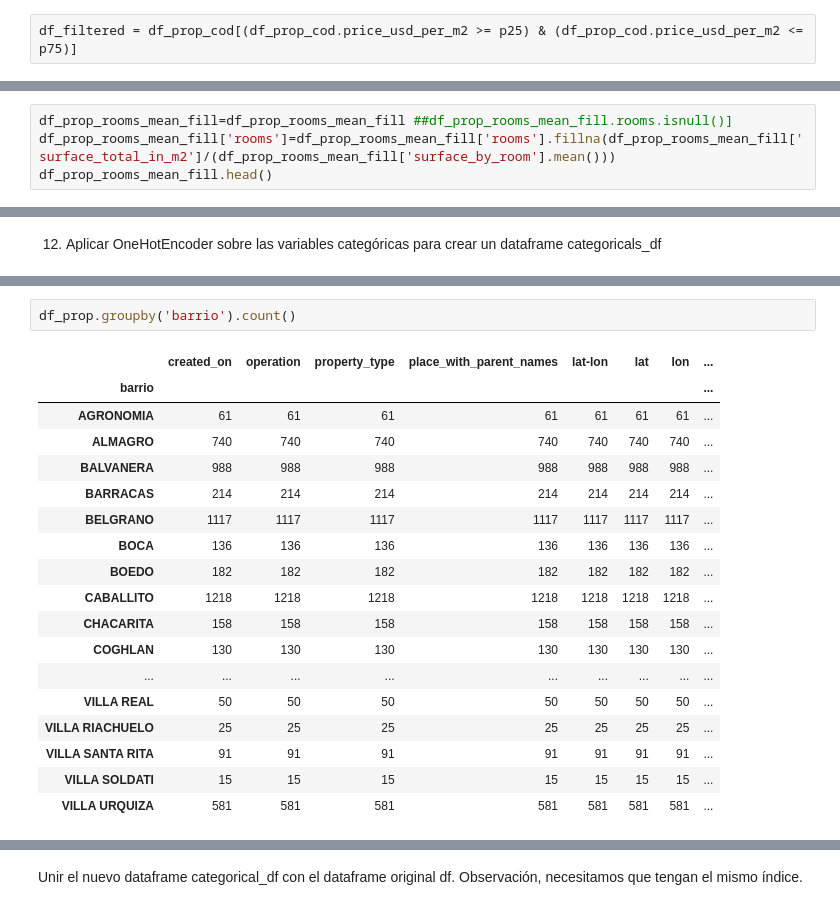
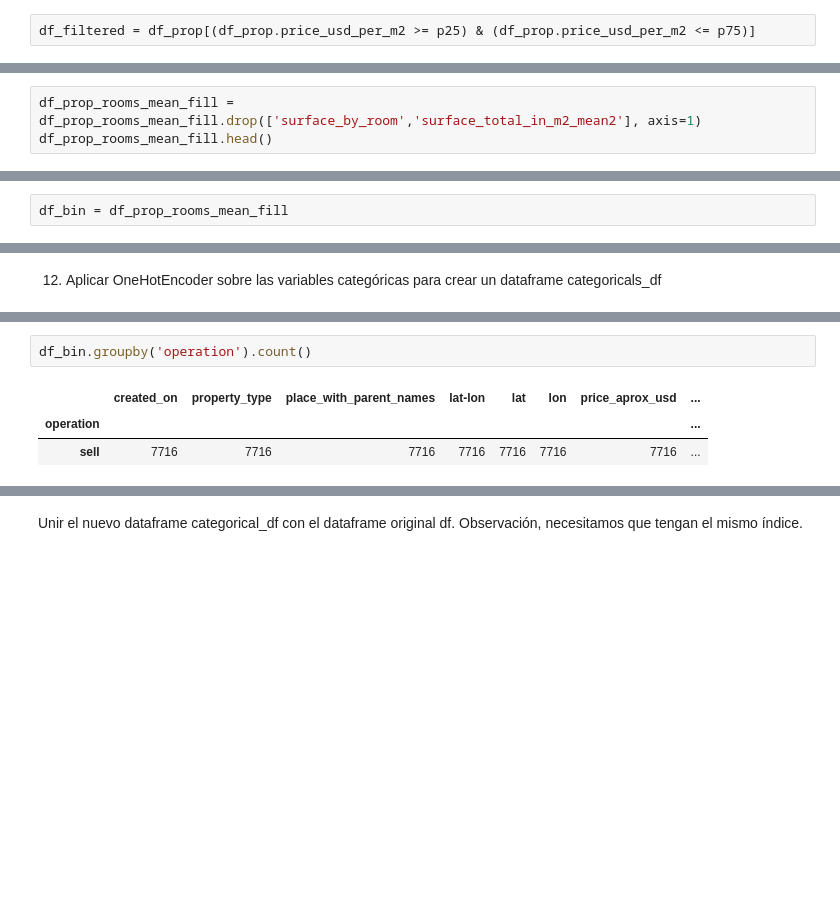
Before and after one commit to mnuclle/DiploDatos, a Jupyter notebook: 00 - Mentorias/2. Mentoria AyCD/Analisis_y_curación.ipynb, the cells around one changed output, grey strips where cells are left out. Drawn from its saved outputs; the diff is of its cells as text; blank space fills up the shorter version.

```diff
--- a/00 - Mentorias/2. Mentoria AyCD/Analisis_y_curación.ipynb
+++ b/00 - Mentorias/2. Mentoria AyCD/Analisis_y_curación.ipynb
@@ -405,7 +473,7 @@ df_iqr_pri_perm2
 # %% [output]
 1160.9195402298851
 # %%
-df_filtered = df_prop_cod[(df_prop_cod.price_usd_per_m2 >= p25) & (df_prop_cod.price_usd_per_m2 <= p75)]
+df_filtered = df_prop[(df_prop.price_usd_per_m2 >= p25) & (df_prop.price_usd_per_m2 <= p75)]
 # %% [markdown]
 5) Volver a plotear con distplot y boxplot los precios sin los outliers y observá las diferencias con los anteriores ploteo.
 # %% [markdown]
@@ -684,4 +736,0 @@ sns.boxplot(df_prop_rooms_mean_fill_sin_ext.surface_covered_in_m2)
-# %%
-df_prop_rooms_mean_fill=df_prop_rooms_mean_fill ##df_prop_rooms_mean_fill.rooms.isnull()]
-df_prop_rooms_mean_fill['rooms']=df_prop_rooms_mean_fill['rooms'].fillna(df_prop_rooms_mean_fill['surface_total_in_m2']/(df_prop_rooms_mean_fill['surface_by_room'].mean()))
-df_prop_rooms_mean_fill.head()
@@ -694,0 +739,3 @@ df_prop_rooms_mean_fill.head()
+# %%
+df_prop_rooms_mean_fill = df_prop_rooms_mean_fill.drop(['surface_by_room','surface_total_in_m2_mean2'], axis=1)
+df_prop_rooms_mean_fill.head()
@@ -702,4 +756,6 @@ Hay que tener en cuenta en este caso que el atributo es categórico.
 Para hacerlo usando scikit-learn, por como vienen dados los valores (en formato string), primero conviene convertirlos en numéricos. Para esto usamos LabelEncoder.
 
 10) Convertí las variables de property_type utilizando LabelEncoder
+# %%
+df_bin = df_prop_rooms_mean_fill
 # %%
@@ -791,21 +854,6 @@ df_prop.groupby('place_with_parent_names').count()
 # %%
-df_prop.groupby('barrio').count()
+df_bin.groupby('operation').count()
 # %% [output]
-|  | created_on | operation | property_type | place_with_parent_names | lat-lon | lat | lon | ... |
-| barrio |  |  |  |  |  |  |  | ... |
-| AGRONOMIA | 61 | 61 | 61 | 61 | 61 | 61 | 61 | ... |
-| ALMAGRO | 740 | 740 | 740 | 740 | 740 | 740 | 740 | ... |
-| BALVANERA | 988 | 988 | 988 | 988 | 988 | 988 | 988 | ... |
-| BARRACAS | 214 | 214 | 214 | 214 | 214 | 214 | 214 | ... |
-| BELGRANO | 1117 | 1117 | 1117 | 1117 | 1117 | 1117 | 1117 | ... |
-| BOCA | 136 | 136 | 136 | 136 | 136 | 136 | 136 | ... |
-| BOEDO | 182 | 182 | 182 | 182 | 182 | 182 | 182 | ... |
-| CABALLITO | 1218 | 1218 | 1218 | 1218 | 1218 | 1218 | 1218 | ... |
-| CHACARITA | 158 | 158 | 158 | 158 | 158 | 158 | 158 | ... |
-| COGHLAN | 130 | 130 | 130 | 130 | 130 | 130 | 130 | ... |
-| ... | ... | ... | ... | ... | ... | ... | ... | ... |
-| VILLA REAL | 50 | 50 | 50 | 50 | 50 | 50 | 50 | ... |
-| VILLA RIACHUELO | 25 | 25 | 25 | 25 | 25 | 25 | 25 | ... |
-| VILLA SANTA RITA | 91 | 91 | 91 | 91 | 91 | 91 | 91 | ... |
-| VILLA SOLDATI | 15 | 15 | 15 | 15 | 15 | 15 | 15 | ... |
-| VILLA URQUIZA | 581 | 581 | 581 | 581 | 581 | 581 | 581 | ... |
+|  | created_on | property_type | place_with_parent_names | lat-lon | lat | lon | price_aprox_usd | ... |
+| operation |  |  |  |  |  |  |  | ... |
+| sell | 7716 | 7716 | 7716 | 7716 | 7716 | 7716 | 7716 | ... |
```
Also changed, not shown: parts of 73 cells of this notebook.
